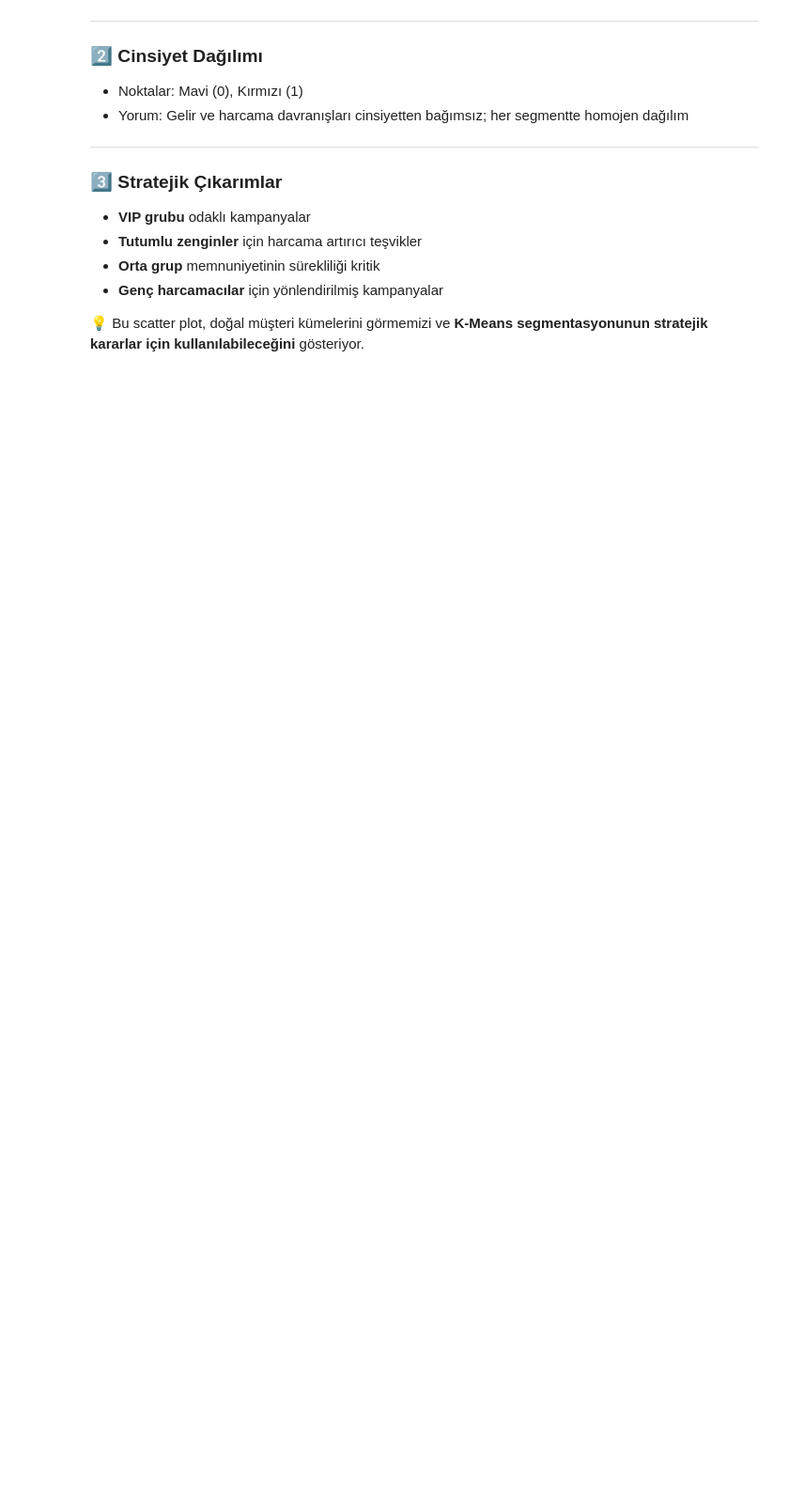
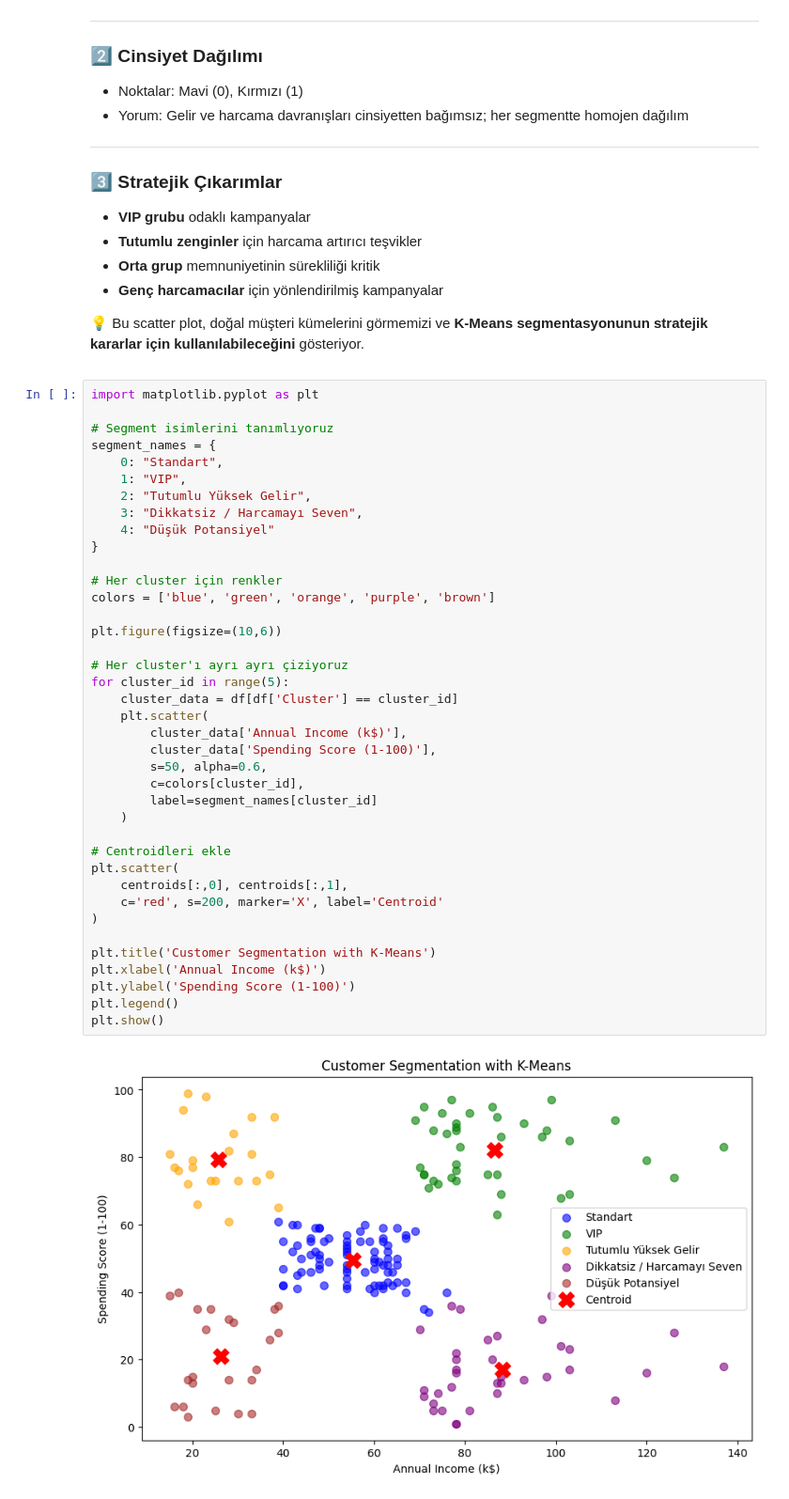
Before and after one commit to hafizecim/Mall-Customer-Segmentation-with-K-Means, a Jupyter notebook: mall_customer_segmentation.ipynb, the cells around one changed output. Shown at 94% size. Saved outputs shown, nothing was run; the diff lists cells and outputs as text; folded sections open; blank space fills up the shorter version.

Commit message:
Kaggle Notebook | mall_customer_segmentation.ipynb | Segmetleri görselleştirme

```diff
--- a/mall_customer_segmentation.ipynb
+++ b/mall_customer_segmentation.ipynb
@@ -544,3 +544,44 @@ Bu scatter plot, müşterilerin **Yıllık Gelir (k$)** ve **Harcama Skoru (1-10
 💡 Bu scatter plot, doğal müşteri kümelerini görmemizi ve **K-Means segmentasyonunun stratejik kararlar için kullanılabileceğini** gösteriyor.
 
 </details>
+# %%
+import matplotlib.pyplot as plt
+
+# Segment isimlerini tanımlıyoruz
+segment_names = {
+    0: "Standart",
+    1: "VIP",
+    2: "Tutumlu Yüksek Gelir",
+    3: "Dikkatsiz / Harcamayı Seven",
+    4: "Düşük Potansiyel"
+}
+
+# Her cluster için renkler
+colors = ['blue', 'green', 'orange', 'purple', 'brown']
+
+plt.figure(figsize=(10,6))
+
+# Her cluster'ı ayrı ayrı çiziyoruz
+for cluster_id in range(5):
+    cluster_data = df[df['Cluster'] == cluster_id]
+    plt.scatter(
+        cluster_data['Annual Income (k$)'],
+        cluster_data['Spending Score (1-100)'],
+        s=50, alpha=0.6,
+        c=colors[cluster_id],
+        label=segment_names[cluster_id]
+    )
+
+# Centroidleri ekle
+plt.scatter(
+    centroids[:,0], centroids[:,1],
+    c='red', s=200, marker='X', label='Centroid'
+)
+
+plt.title('Customer Segmentation with K-Means')
+plt.xlabel('Annual Income (k$)')
+plt.ylabel('Spending Score (1-100)')
+plt.legend()
+plt.show()
+# %% [output]
+[figure, added]
```
Also changed, not shown: parts of 1 cell of this notebook.
